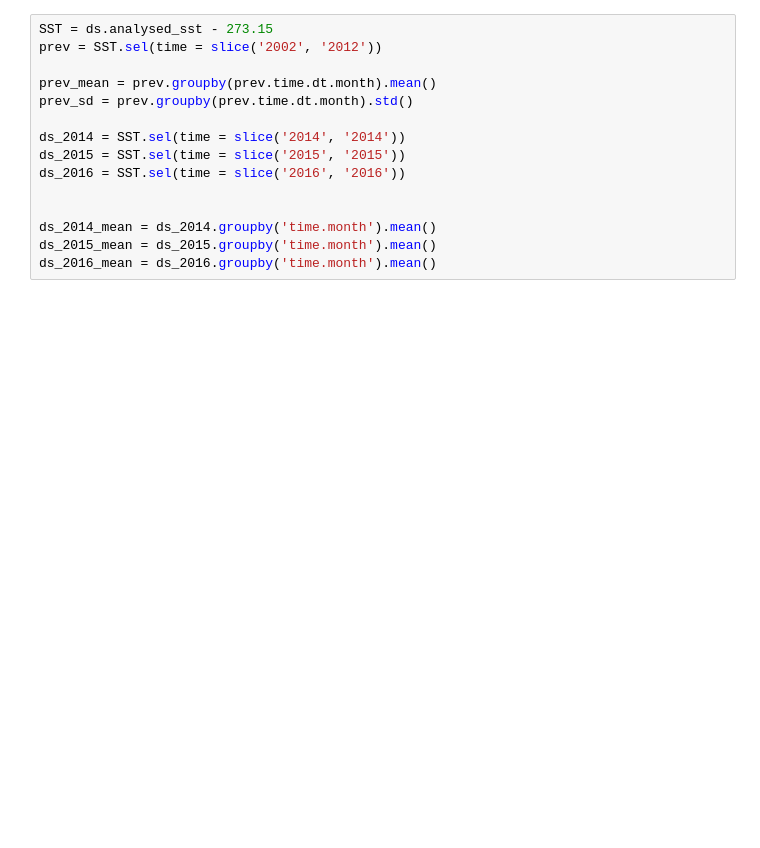
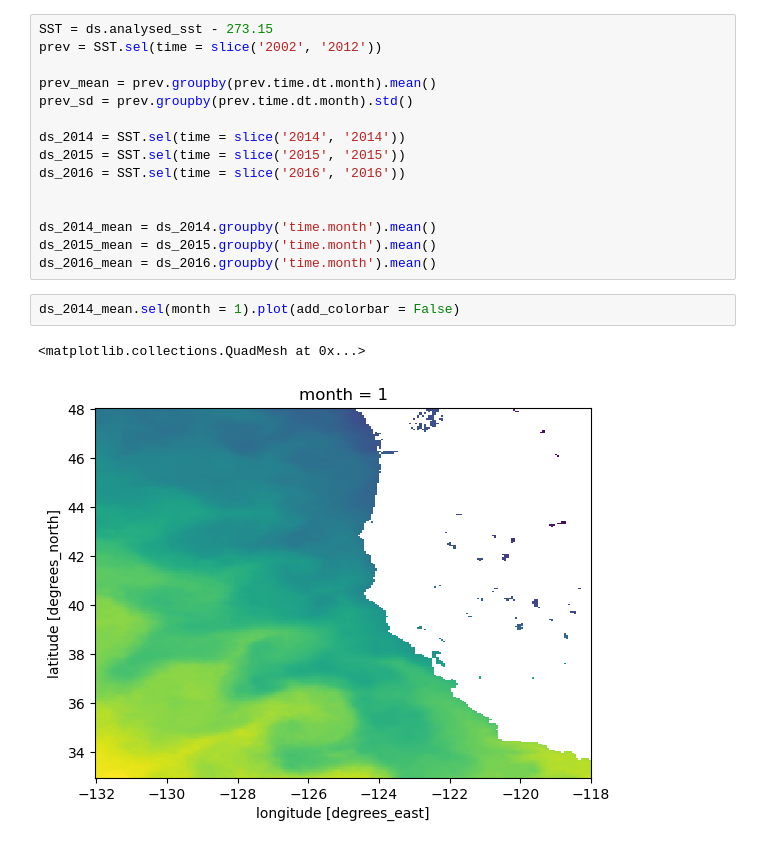
Before and after one commit to UCB-stat-159-s23/hw03-Group18, a Jupyter notebook: climate-Q04.ipynb, the cells around one changed output. Saved outputs shown, nothing was run; the diff lists cells and outputs as text; blank space fills up the shorter version.

Commit message:
add new plot

```diff
--- a/climate-Q04.ipynb
+++ b/climate-Q04.ipynb
@@ -48,3 +48,8 @@ ds_2016 = SST.sel(time = slice('2016', '2016'))
 ds_2014_mean = ds_2014.groupby('time.month').mean()
 ds_2015_mean = ds_2015.groupby('time.month').mean()
 ds_2016_mean = ds_2016.groupby('time.month').mean()
+# %%
+ds_2014_mean.sel(month = 1).plot(add_colorbar = False)
+# %% [output]
+<matplotlib.collections.QuadMesh at 0x...>
+[figure, added]
```
